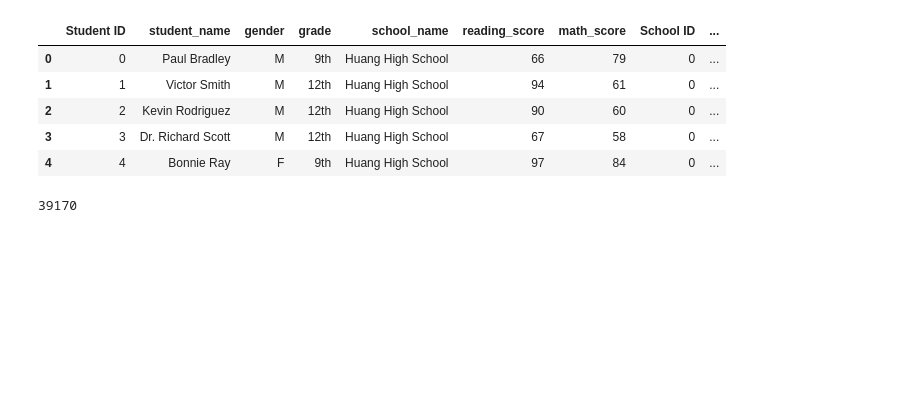
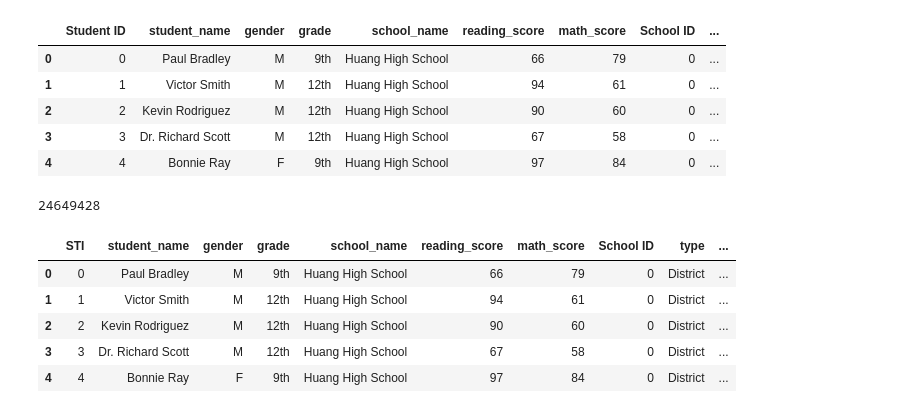
Before and after one commit to Astrowizard/Pandas-Homework, a Jupyter notebook: PyCitySchools/Untitled.ipynb, the cells around one changed output. Cells and saved outputs as stored; diff of their text form; code cells hidden in the pictures; blank space fills up the shorter version.

```diff
--- a/PyCitySchools/Untitled.ipynb
+++ b/PyCitySchools/Untitled.ipynb
@@ -20,8 +20,22 @@ cd.head()
 # %%
 tsch = len(cd['school_name'].unique())
 tst = cd['student_name'].count()
-tb = 0
+tb = sum(cd['budget'].value_counts().index)
+avm =
 # %% [output]
-39170
+24649428
+# %%
+i = 'Student ID'
+j = 'STI'
+cd = cd.rename(columns={i:j})
+
+cd.head()
+# %% [output]
+|  | STI | student_name | gender | grade | school_name | reading_score | math_score | School ID | type | ... |
+| 0 | 0 | Paul Bradley | M | 9th | Huang High School | 66 | 79 | 0 | District | ... |
+| 1 | 1 | Victor Smith | M | 12th | Huang High School | 94 | 61 | 0 | District | ... |
+| 2 | 2 | Kevin Rodriguez | M | 12th | Huang High School | 90 | 60 | 0 | District | ... |
+| 3 | 3 | Dr. Richard Scott | M | 12th | Huang High School | 67 | 58 | 0 | District | ... |
+| 4 | 4 | Bonnie Ray | F | 9th | Huang High School | 97 | 84 | 0 | District | ... |
 # %%
 school_group = cd.groupby('school_name')
```
Also changed, not shown: parts of 6 cells of this notebook, 1 other file.
